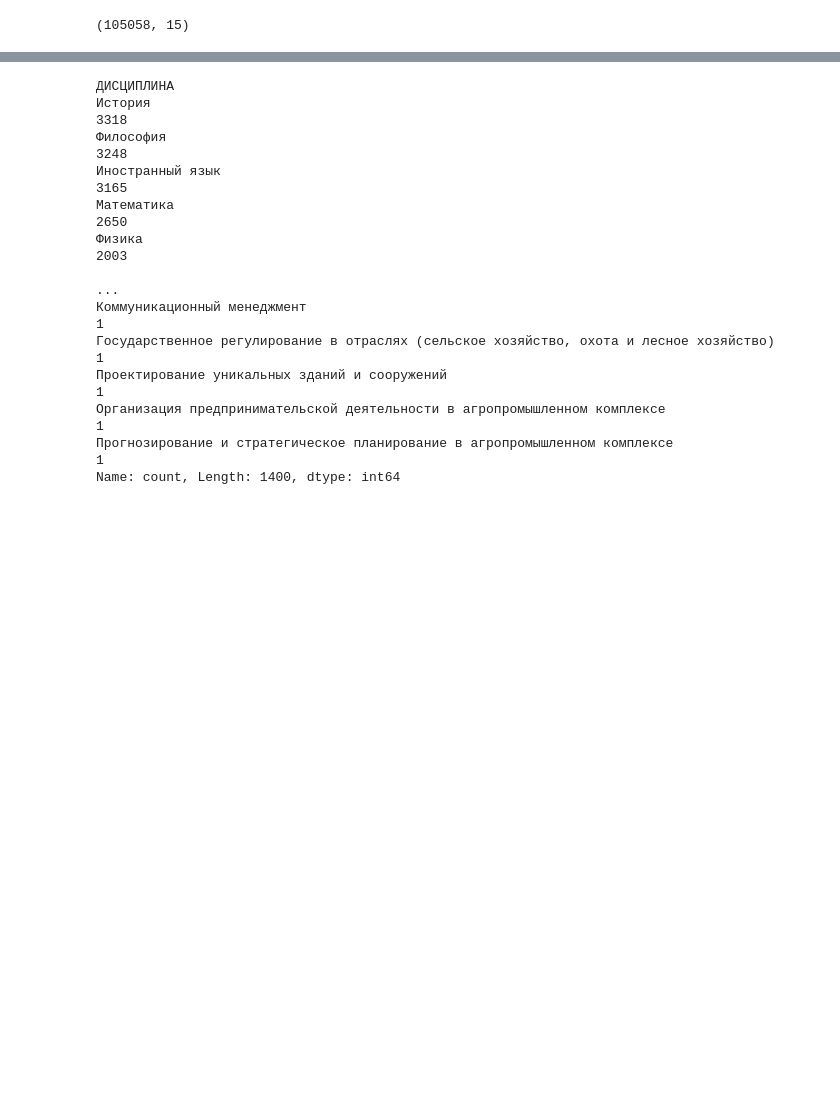
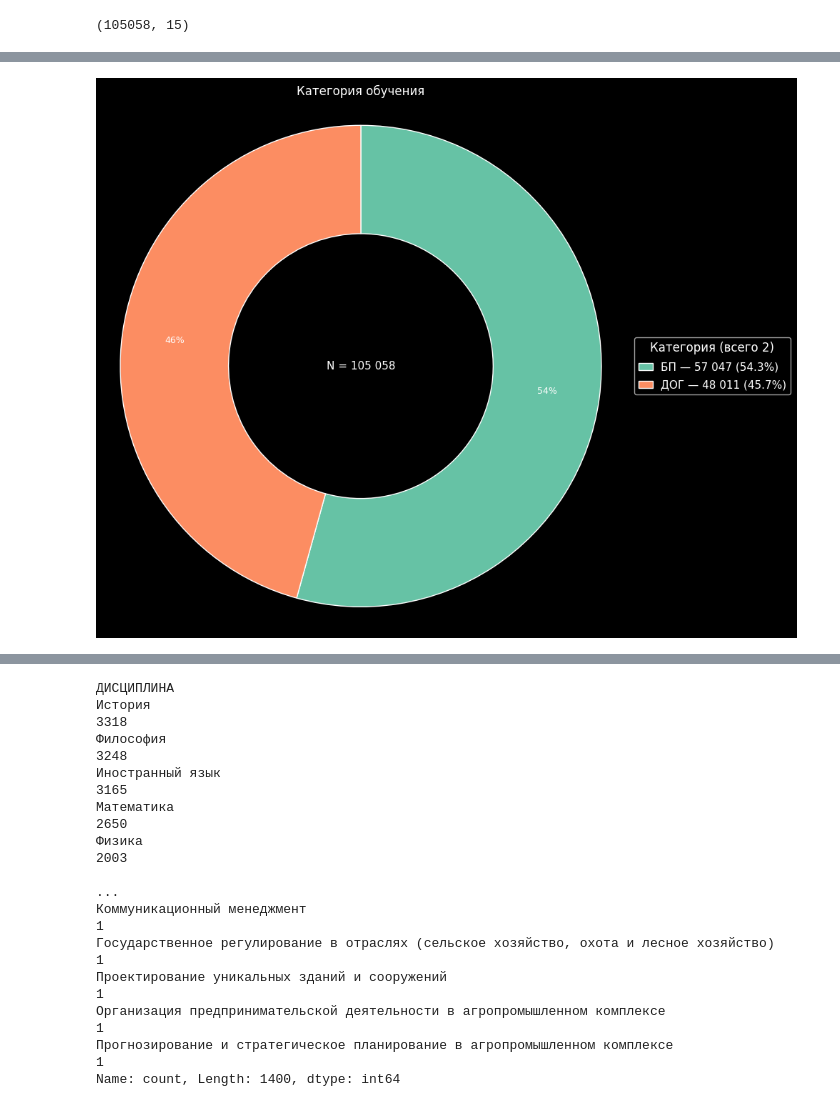
Before and after one commit to Vladk-jpg/students_performance, a Jupyter notebook: result-0-41.ipynb, the cells around one changed output, grey strips where cells are left out. Saved outputs shown, nothing was run; the diff lists cells and outputs as text; code cells hidden in the pictures; blank space fills up the shorter version.

```diff
--- a/result-0-41.ipynb
+++ b/result-0-41.ipynb
@@ -470,0 +488,4 @@ plt.show()
+# %%
+plot_categorical_pie(data, "Категория обучения", "Категория обучения", figsize=(10, 8))
+# %% [output]
+[figure, added]
```
Also changed, not shown: parts of 43 cells of this notebook, 4 other files.
